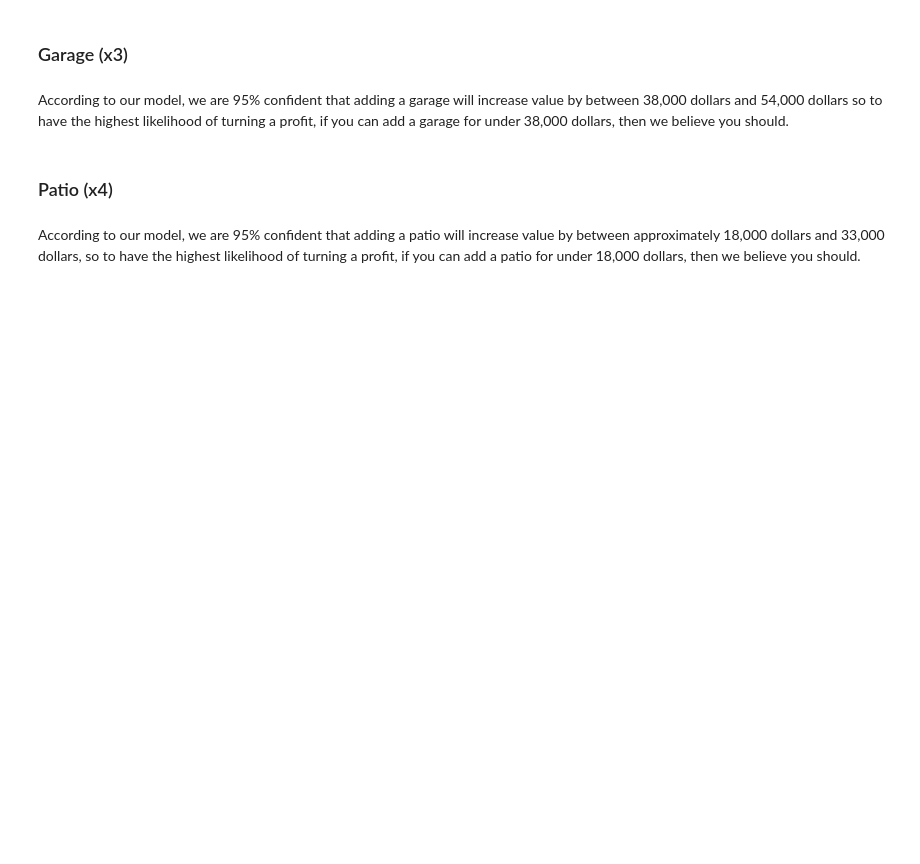
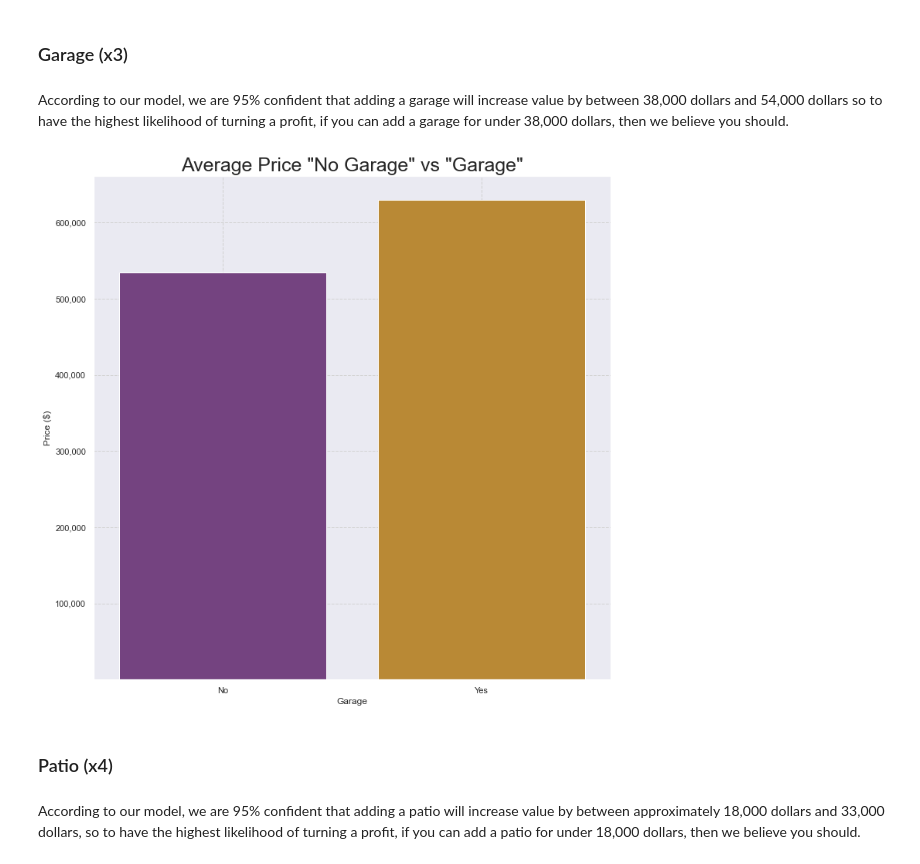
Before and after one commit to ilanhaskel/Real_Estate_Sale_Price_Predictor, a Jupyter notebook: eda_clean_ilan_assumptions-AddNate2.ipynb, the cells around one changed output. Saved outputs shown, nothing was run; the diff lists cells and outputs as text; code cells hidden in the pictures; blank space fills up the shorter version.

```diff
--- a/eda_clean_ilan_assumptions-AddNate2.ipynb
+++ b/eda_clean_ilan_assumptions-AddNate2.ipynb
@@ -1633,6 +1665,22 @@ sns.barplot(data=df_cheap, x='city', y='price')
 ### Garage (x3)
 # %% [markdown]
 According to our model, we are 95% confident that adding a garage will increase value by between 38,000 dollars and 54,000 dollars so to have the highest likelihood of turning a profit, if you can add a garage for under 38,000 dollars, then we believe you should.
+# %%
+fig, ax = plt.subplots(figsize=(12, 12))
+
+sns.barplot(data=df_cheap, x='has_garage', y='price',
+            saturation=.6, palette='CMRmap',
+            order=["No", "Yes"], ci=None)
+
+ax.set_title('Average Price \"No Garage\" vs \"Garage\"', fontsize=25)
+ax.set_xlabel('Garage')
+ax.set_ylabel('Price ($)')
+
+ax.set_yticks([100000, 200000, 300000, 400000, 500000, 600000])
+ax.set_yticklabels(['100,000', '200,000', '300,000', '400,000', '500,000', '600,000'])
+ax.grid(color='lightgray', linestyle='dashed')
+# %% [output]
+[figure, added]
 # %% [markdown]
 ### Patio (x4)
 # %% [markdown]
```
Also changed, not shown: parts of 76 cells of this notebook, 4 other files.
